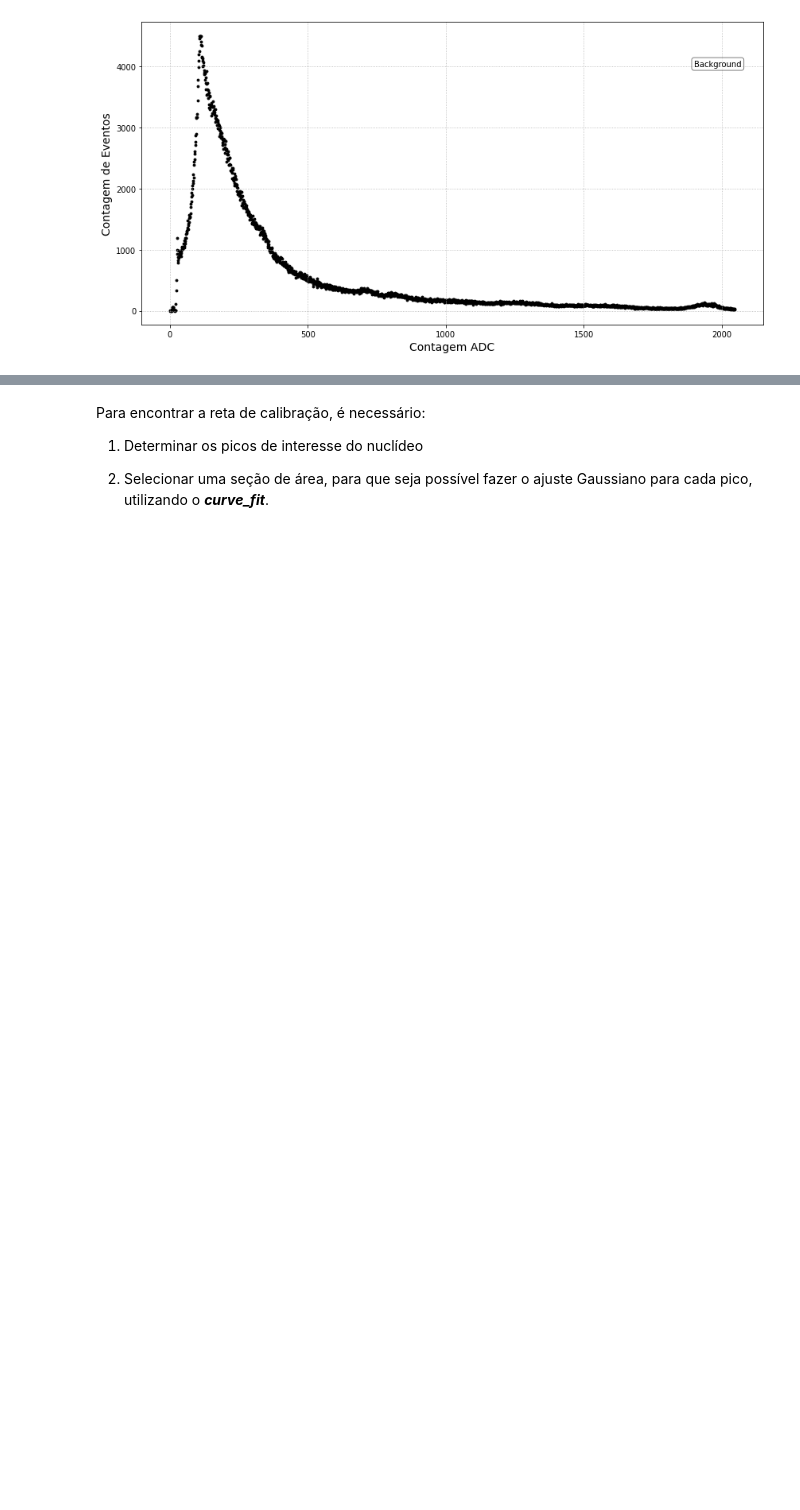
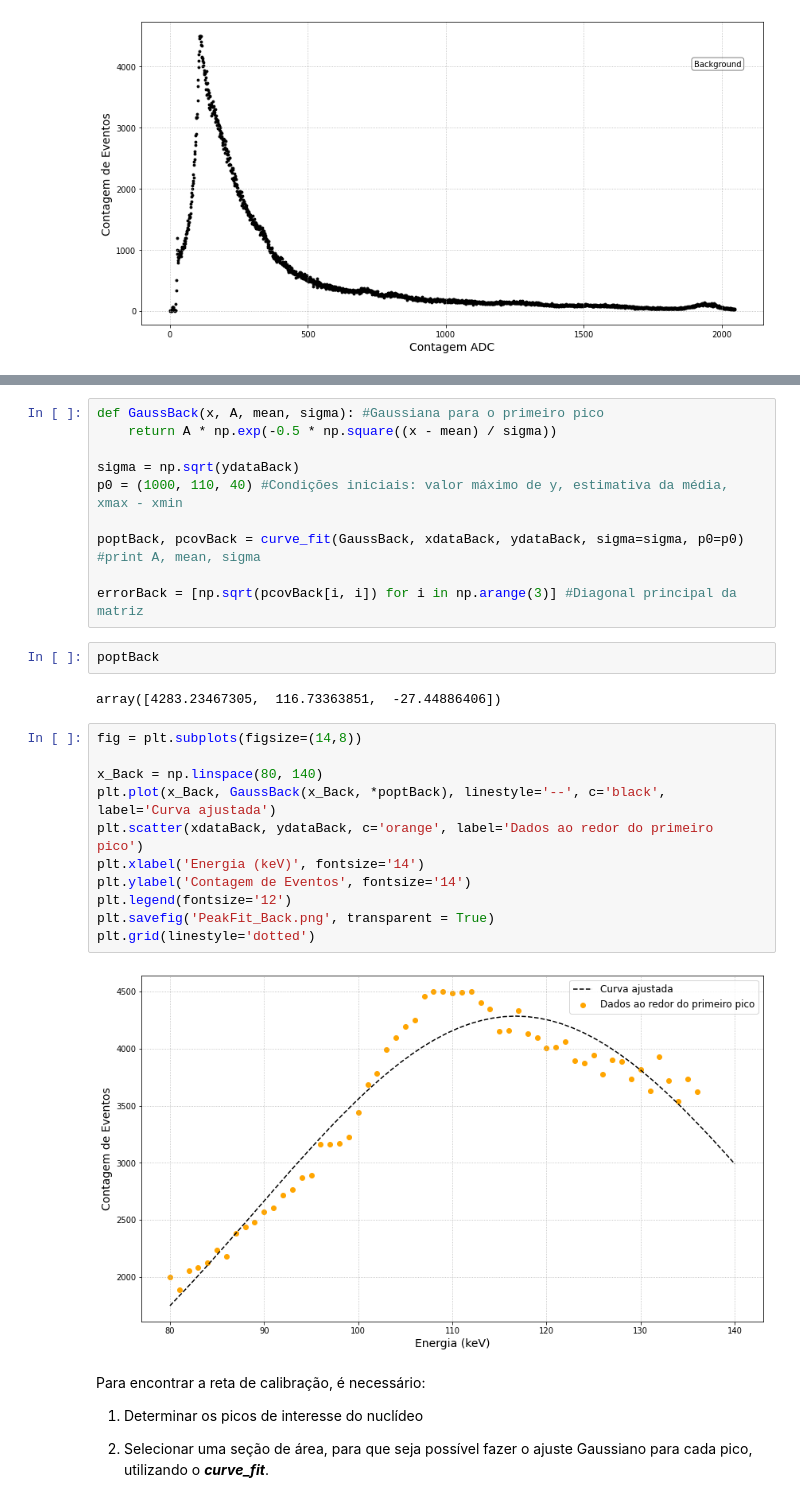
Before and after one commit to goulartsursula/DisciplinasUERJ, a Jupyter notebook: Estrutura da Materia 3/EspectroscopiaGama.ipynb, the cells around one changed output, grey strips where cells are left out. Cells and saved outputs as stored; diff of their text form; blank space fills up the shorter version.

```diff
--- a/Estrutura da Materia 3/EspectroscopiaGama.ipynb
+++ b/Estrutura da Materia 3/EspectroscopiaGama.ipynb
@@ -58,3 +71,30 @@ peak1Back = dataBack.iloc[dataBack.loc[0:500]['Counts'].idxmax()]['Chan']
+# %%
+def GaussBack(x, A, mean, sigma): #Gaussiana para o primeiro pico
+    return A * np.exp(-0.5 * np.square((x - mean) / sigma))
+
+sigma = np.sqrt(ydataBack)
+p0 = (1000, 110, 40) #Condições iniciais: valor máximo de y, estimativa da média, xmax - xmin
+
+poptBack, pcovBack = curve_fit(GaussBack, xdataBack, ydataBack, sigma=sigma, p0=p0) #print A, mean, sigma
+
+errorBack = [np.sqrt(pcovBack[i, i]) for i in np.arange(3)] #Diagonal principal da matriz
+# %%
+poptBack
+# %% [output]
+array([4283.23467305,  116.73363851,  -27.44886406])
+# %%
+fig = plt.subplots(figsize=(14,8))
+
+x_Back = np.linspace(80, 140)
+plt.plot(x_Back, GaussBack(x_Back, *poptBack), linestyle='--', c='black', label='Curva ajustada')
+plt.scatter(xdataBack, ydataBack, c='orange', label='Dados ao redor do primeiro pico')
+plt.xlabel('Energia (keV)', fontsize='14')
+plt.ylabel('Contagem de Eventos', fontsize='14')
+plt.legend(fontsize='12')
+plt.savefig('PeakFit_Back.png', transparent = True)
+plt.grid(linestyle='dotted')
+# %% [output]
+[figure, added]
 # %% [markdown]
 Para encontrar a reta de calibração, é necessário:
 
```
Also changed, not shown: parts of 18 cells of this notebook.
